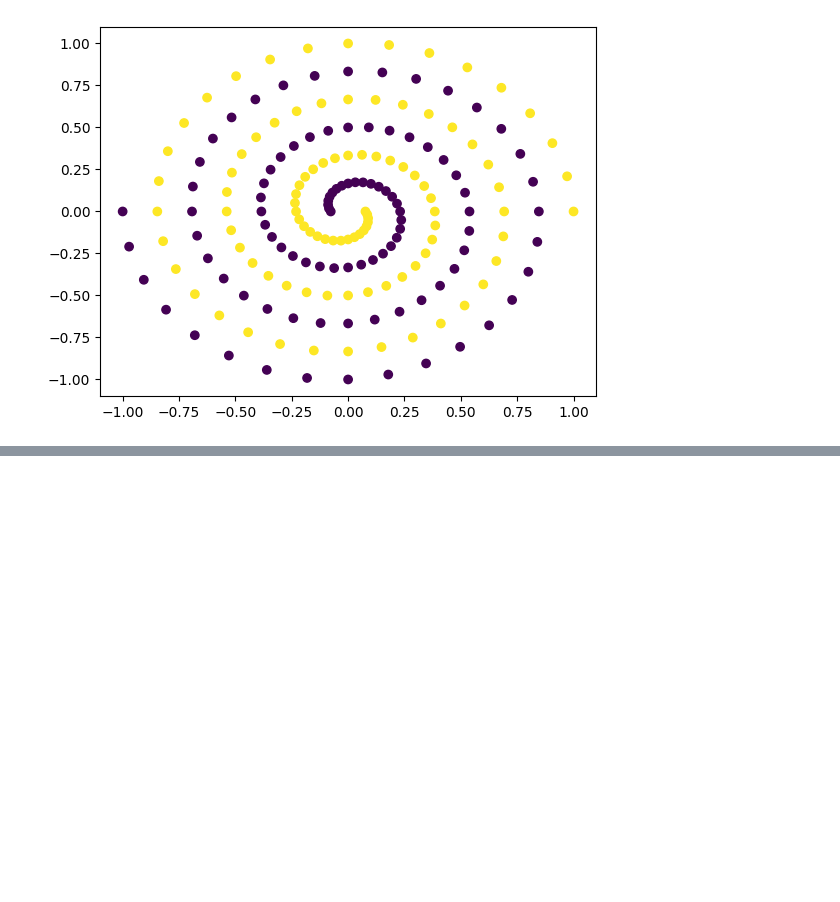
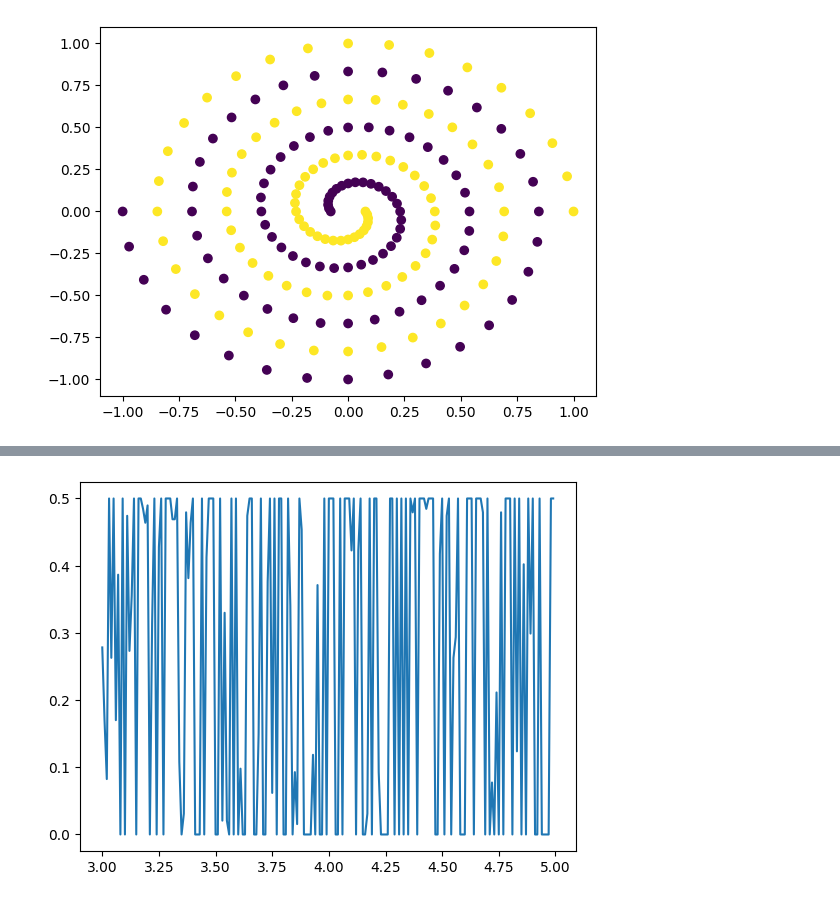
Before and after one commit to kbbtan/Data-Science-Fundamentals, a Jupyter notebook: lecture_16/worksheet_16.ipynb, the cells around one changed output, grey strips where cells are left out. Saved outputs shown, nothing was run; the diff lists cells and outputs as text; code cells hidden in the pictures; blank space fills up the shorter version.

```diff
--- a/lecture_16/worksheet_16.ipynb
+++ b/lecture_16/worksheet_16.ipynb
@@ -142,3 +142,102 @@ plt.scatter(X[:,0], X[:,1], c=Y)
 # %% [output]
 <matplotlib.collections.PathCollection at 0x...>
 [figure]
+# %%
+import numpy as np
+from PIL import Image as im
+import matplotlib.pyplot as plt
+import sklearn.datasets as datasets
+
+def rbf_kernel(x_i, x_j, sigma):
+    return np.exp(np.linalg.norm(x_i - x_j) / sigma)
+
+def predict_many_radial(alpha_i, b, Z):
+    res = []
+    for i in range(len(Z)):
+        res.append(predict_radial(alpha_i, b, Z[i]))
+    return np.array(res)
+
+def predict_radial(alpha_i, b, x):
+    # Use the alternative summation form.
+    wx = 0
+    for j in range(len(X)):
+        wx += alpha_i[j] * rbf_kernel(X[j], x, sigma)
+    return wx + b
+
+def fit_model(sigma):
+    # Define constants and parameters.
+    images = []
+    X, Y = data[:, :2], data[:, 2]
+
+    epochs = 100
+    learning_rate = .05
+    expanding_rate = .99
+    retracting_rate = 1.1
+
+    alpha_i = np.zeros((len(X),))
+    b = 0
+    for _ in range(epochs):
+        # pick a point from X at random
+        i = np.random.randint(0, len(X))
+        error = False
+        x, y = X[i], Y[i]
+
+        # Figure out if classed correctly.
+        y_predict = predict_radial(alpha_i, b, x)
+
+        if not ((y < 0 and y_predict < 0) or (y >= 0 and y_predict >= 0)):
+            # misclassified
+            error = True
+
+            # move in the direction of the point
+            alpha_i[i] += y * learning_rate
+            alpha_i = alpha_i * expanding_rate
+            b += y * learning_rate * expanding_rate
+
+            # expand
+            alpha_i = alpha_i * expanding_rate
+            b = b * expanding_rate
+
+        else:
+            # are you in the street
+            if (y_predict < 1) and (y_predict > -1):
+                # yes
+                alpha_i[i] += y * learning_rate
+                alpha_i = alpha_i * retracting_rate
+                b += y * learning_rate * retracting_rate
+
+    # Report accuracy score.
+    # Calculate predictions with final parameters.
+    Z = predict_many_radial(alpha_i, b, X)
+    Z = np.array([0 if z <=0 else 1 for z in Z])
+
+    positives = 0
+    for i in range(len(Y)):
+        # positive result
+        if Y[i] == Z[i]:
+            positives += 1
+
+    return positives / len(Y)
+
+sigmas = []
+scores = []
+
+# Try to tune model with sigma.
+for i in range(200):
+    sigma = i / 100 + 3
+    score = fit_model(sigma)
+    sigmas.append(sigma)
+    scores.append(score)
+
+plt.plot(sigmas, scores)
+"""
+images[0].save(
+    'svm_radial.gif',
+    optimize=False,
+    save_all=True,
+    append_images=images[1:],
+    loop=0,
+    duration=100
+)
+"""
+# %% [output]
@@ -145,3 +245,4 @@ plt.scatter(X[:,0], X[:,1], c=Y)
+[figure, added]
 # %%
 import numpy as np
 from PIL import Image as im
```
Also changed, not shown: parts of 2 cells of this notebook, 2 other files.
